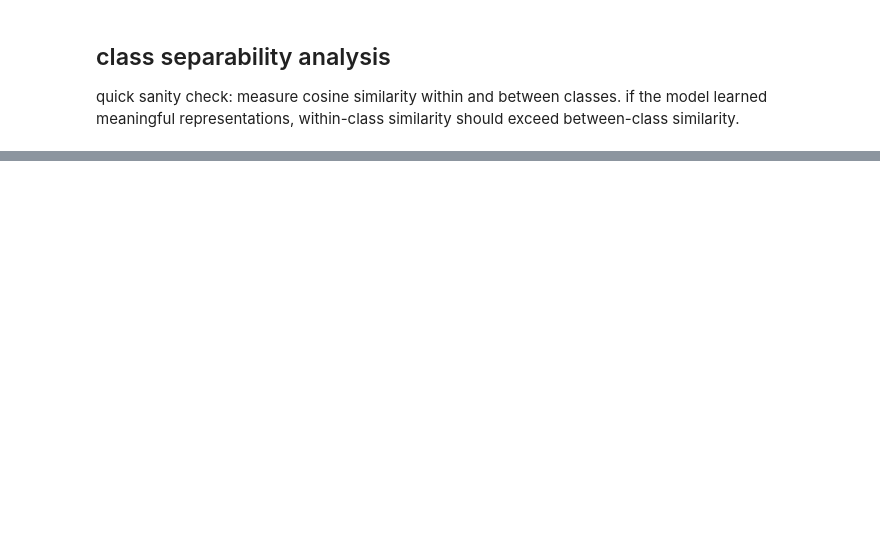
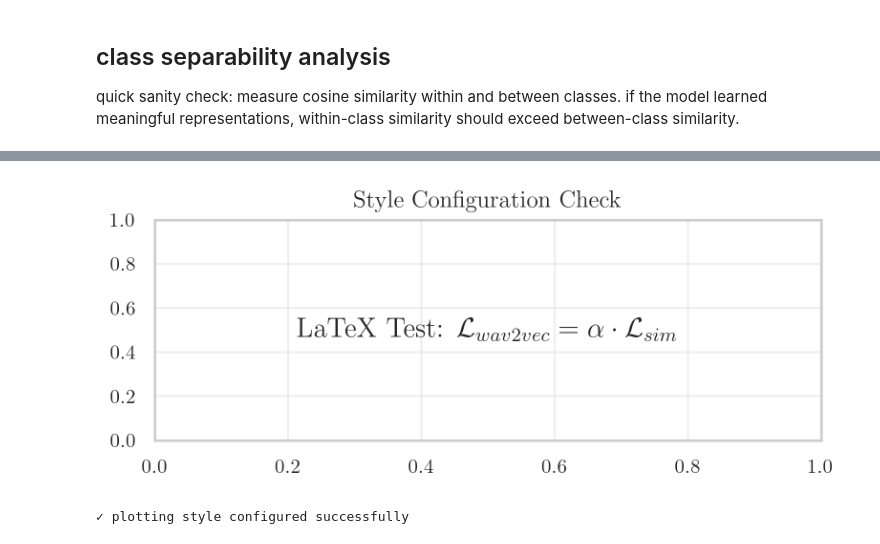
Before and after one commit to smayan-gowda/pd-interpretability, a Jupyter notebook: notebooks/colab/04_extract_activations.ipynb, the cells around one changed output, grey strips where cells are left out. Drawn from its saved outputs; the diff is of its cells as text; code cells hidden in the pictures; blank space fills up the shorter version.

Commit message:
phase 4: complete activation extraction, analysis, and visualization

```diff
--- a/notebooks/colab/04_extract_activations.ipynb
+++ b/notebooks/colab/04_extract_activations.ipynb
@@ -732,0 +968,50 @@ print("\ngpu memory cleared ✓")
+# %%
+import matplotlib.pyplot as plt
+import matplotlib as mpl
+import seaborn as sns
+
+# set basic theme
+sns.set_theme(style='whitegrid')
+
+# configure matplotlib for latex rendering and publication quality
+plt.rcParams.update({
+    "text.usetex": True,
+    "font.family": "serif",
+    "font.serif": ["Computer Modern Roman"],
+    "axes.labelsize": 12,
+    "font.size": 12,
+    "legend.fontsize": 10,
+    "xtick.labelsize": 10,
+    "ytick.labelsize": 10,
+    "figure.titlesize": 14,
+    "figure.dpi": 300,
+    "axes.grid": True,
+    "grid.alpha": 0.3
+})
+
+# define consistent color palette
+palette = sns.color_palette('colorblind')
+COLORS = {
+    'HC': palette[0],  # typically blue-ish
+    'PD': palette[1],  # typically orange-ish
+    'Neutral': 'gray'
+}
+
+# verify configuration with a simple plot
+try:
+    fig, ax = plt.subplots(figsize=(6, 2))
+    ax.text(0.5, 0.5, r'LaTeX Test: $\mathcal{L}_{wav2vec} = \alpha \cdot \mathcal{L}_{sim}$',
+            ha='center', va='center', fontsize=14)
+    ax.set_title(r'Style Configuration Check')
+    plt.show()
+    print("\u2713 plotting style configured successfully")
+except Exception as e:
+    print(f"\u26a0\ufe0f warning: latex rendering failed: {e}")
+    print("falling back to standard fonts...")
+    plt.rcParams.update({
+        "text.usetex": False,
+        "font.family": "sans-serif"
+    })
+# %% [output]
+[figure, added]
+✓ plotting style configured successfully
```
Also changed, not shown: parts of 24 cells of this notebook, 13 other files.
